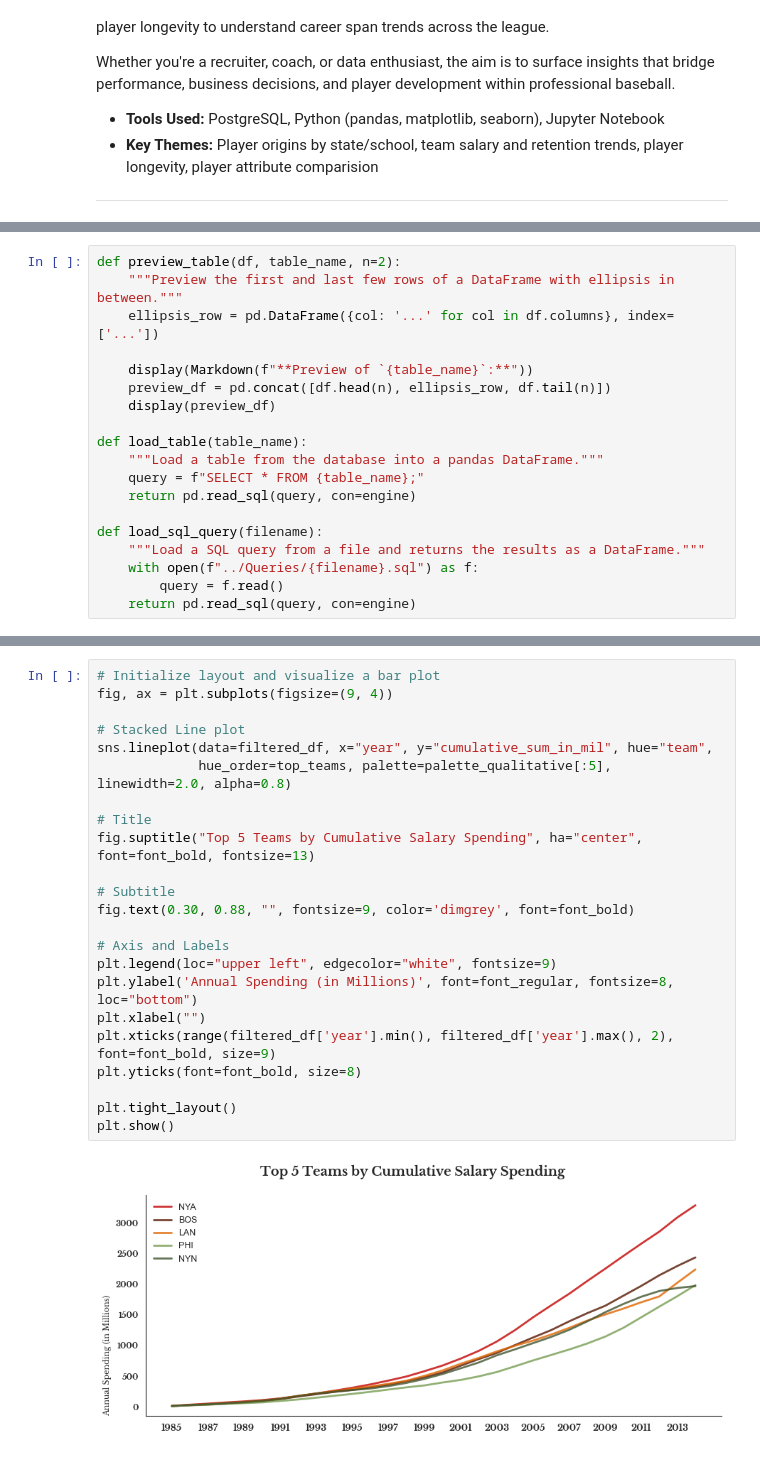
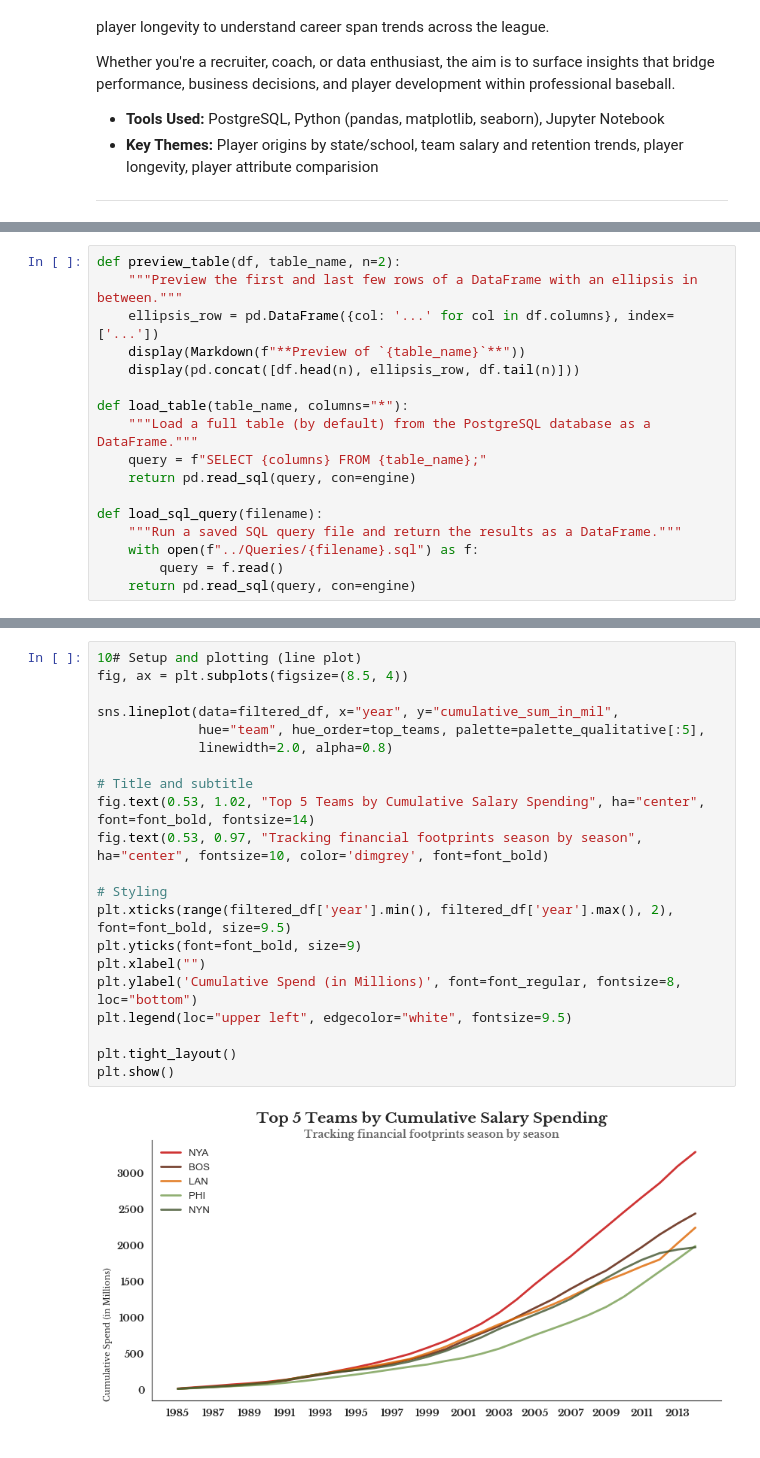
Before and after one commit to shree131/mlb-player-analytics, a Jupyter notebook: NoteBooks/MLB Players Analysis.ipynb, the cells around one changed output, grey strips where cells are left out. Saved outputs shown, nothing was run; the diff lists cells and outputs as text.

```diff
--- a/NoteBooks/MLB Players Analysis.ipynb
+++ b/NoteBooks/MLB Players Analysis.ipynb
@@ -104,19 +115,17 @@ To streamline our workflow, we define three utility functions:
 # %%
 def preview_table(df, table_name, n=2):
-    """Preview the first and last few rows of a DataFrame with ellipsis in between."""
+    """Preview the first and last few rows of a DataFrame with an ellipsis in between."""
     ellipsis_row = pd.DataFrame({col: '...' for col in df.columns}, index=['...'])
+    display(Markdown(f"**Preview of `{table_name}`**"))
+    display(pd.concat([df.head(n), ellipsis_row, df.tail(n)]))
 
-    display(Markdown(f"**Preview of `{table_name}`:**"))
-    preview_df = pd.concat([df.head(n), ellipsis_row, df.tail(n)])
-    display(preview_df)
-
-def load_table(table_name):
-    """Load a table from the database into a pandas DataFrame."""
-    query = f"SELECT * FROM {table_name};"
+def load_table(table_name, columns="*"):
+    """Load a full table (by default) from the PostgreSQL database as a DataFrame."""
+    query = f"SELECT {columns} FROM {table_name};"
     return pd.read_sql(query, con=engine)
 
 def load_sql_query(filename):
-    """Load a SQL query from a file and returns the results as a DataFrame."""
+    """Run a saved SQL query file and return the results as a DataFrame."""
     with open(f"../Queries/{filename}.sql") as f:
         query = f.read()
     return pd.read_sql(query, con=engine)
@@ -635,26 +680,24 @@ df_team_cumulative_spend
 # %%
-# Initialize layout and visualize a bar plot
-fig, ax = plt.subplots(figsize=(9, 4))
+10# Setup and plotting (line plot)
+fig, ax = plt.subplots(figsize=(8.5, 4))
 
-# Stacked Line plot
-sns.lineplot(data=filtered_df, x="year", y="cumulative_sum_in_mil", hue="team",
-             hue_order=top_teams, palette=palette_qualitative[:5], linewidth=2.0, alpha=0.8)
+sns.lineplot(data=filtered_df, x="year", y="cumulative_sum_in_mil",
+             hue="team", hue_order=top_teams, palette=palette_qualitative[:5],
+             linewidth=2.0, alpha=0.8)
 
-# Title
-fig.suptitle("Top 5 Teams by Cumulative Salary Spending", ha="center", font=font_bold, fontsize=13)
+# Title and subtitle
+fig.text(0.53, 1.02, "Top 5 Teams by Cumulative Salary Spending", ha="center", font=font_bold, fontsize=14)
+fig.text(0.53, 0.97, "Tracking financial footprints season by season", ha="center", fontsize=10, color='dimgrey', font=font_bold)
 
-# Subtitle
-fig.text(0.30, 0.88, "", fontsize=9, color='dimgrey', font=font_bold)
-
-# Axis and Labels
-plt.legend(loc="upper left", edgecolor="white", fontsize=9)
-plt.ylabel('Annual Spending (in Millions)', font=font_regular, fontsize=8, loc="bottom")
+# Styling
+plt.xticks(range(filtered_df['year'].min(), filtered_df['year'].max(), 2), font=font_bold, size=9.5)
+plt.yticks(font=font_bold, size=9)
 plt.xlabel("")
-plt.xticks(range(filtered_df['year'].min(), filtered_df['year'].max(), 2), font=font_bold, size=9)
-plt.yticks(font=font_bold, size=8)
+plt.ylabel('Cumulative Spend (in Millions)', font=font_regular, fontsize=8, loc="bottom")
+plt.legend(loc="upper left", edgecolor="white", fontsize=9.5)
 
 plt.tight_layout()
 plt.show()
 # %% [output]
-[figure, old version]
+[figure, new version]
 # %% [markdown]
```
Also changed, not shown: parts of 114 cells of this notebook, 2 other files.
